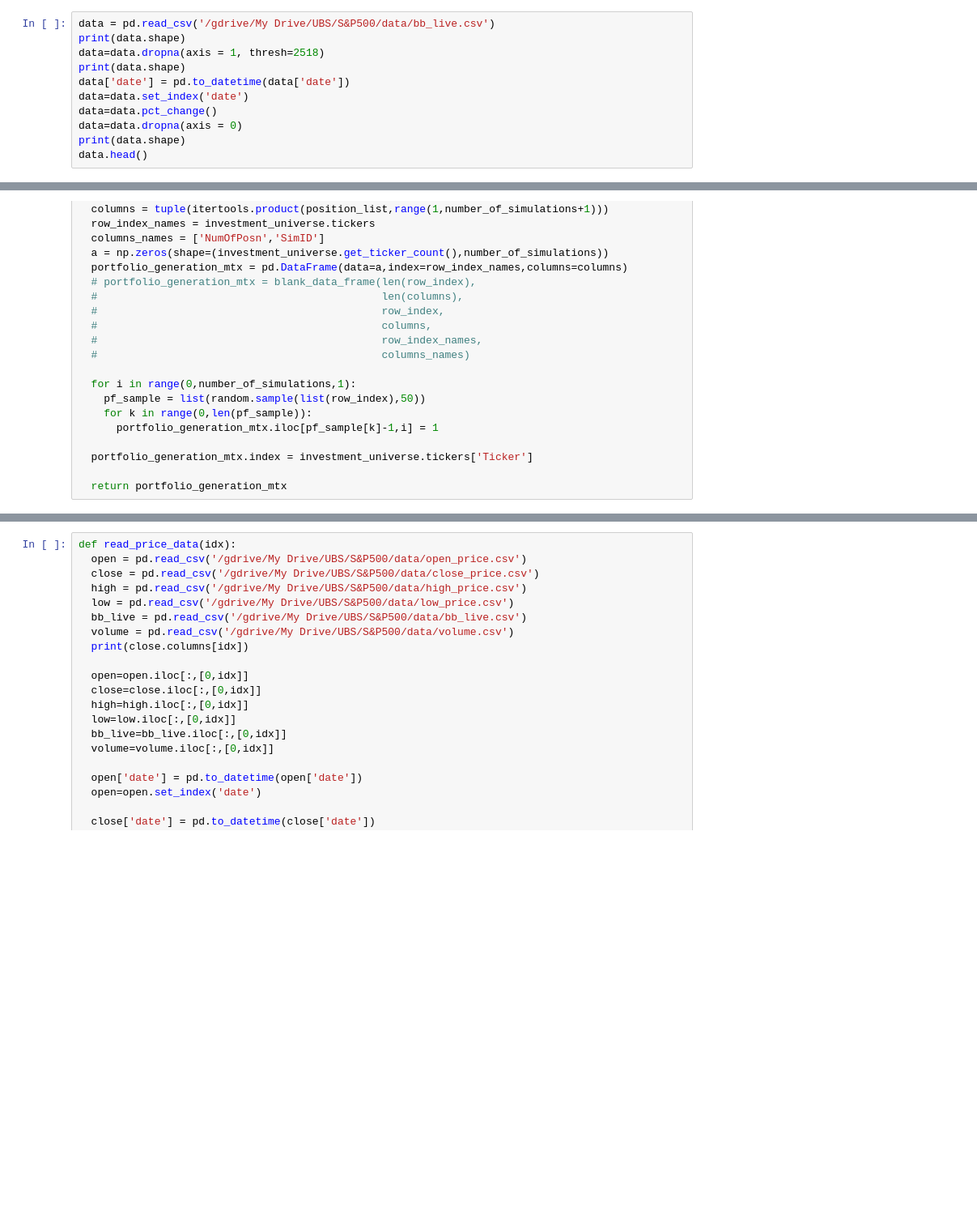
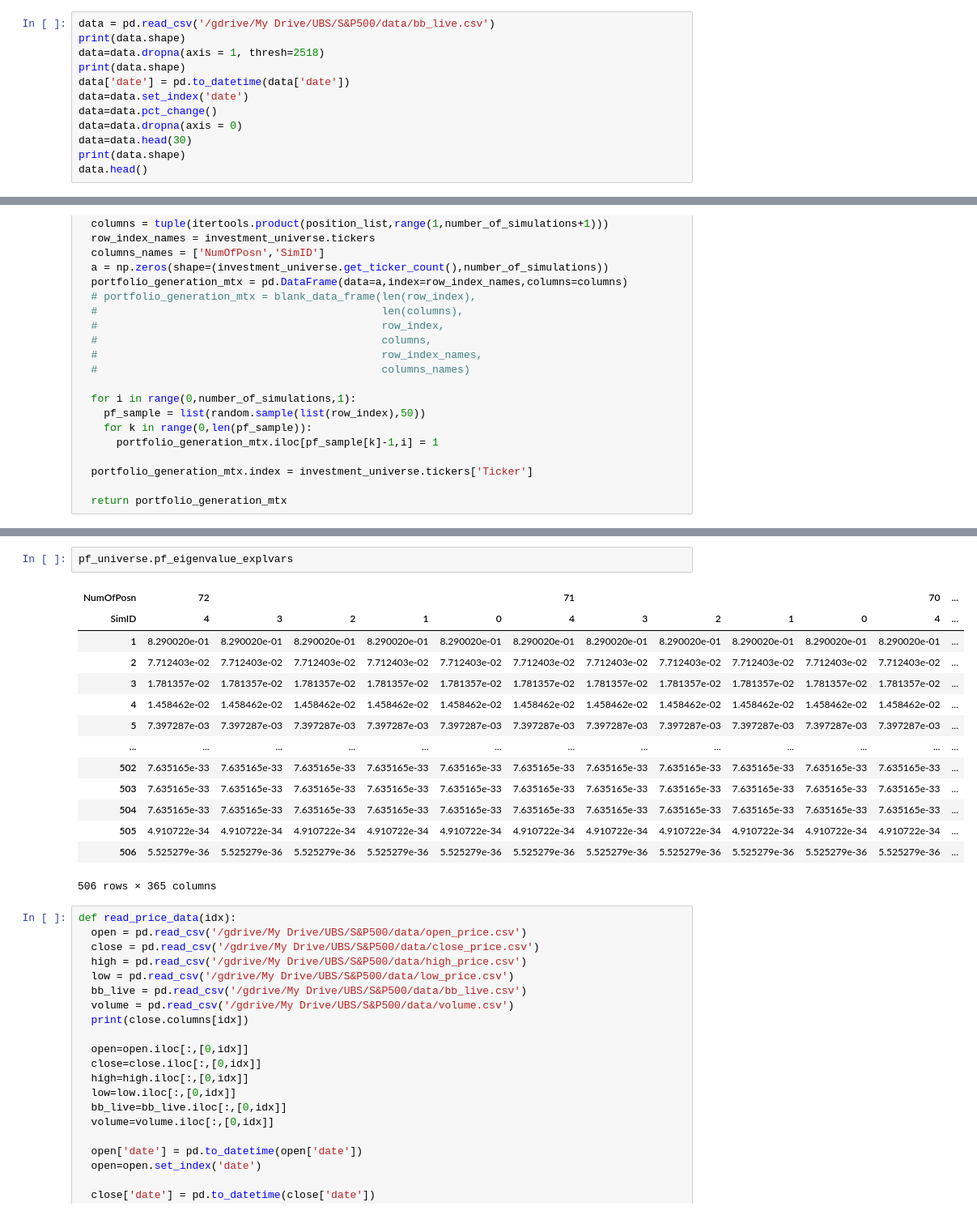
Before and after one commit to puneat/Algorithmic_Portfolio, a Jupyter notebook: Portfolio_Investment.ipynb, the cells around one changed output, grey strips where cells are left out. Shown: that part at 81% size. Cells and saved outputs as stored; diff of their text form; blank space fills up the shorter version.

```diff
--- a/Portfolio_Investment.ipynb
+++ b/Portfolio_Investment.ipynb
@@ -192,5 +138,6 @@ data['date'] = pd.to_datetime(data['date'])
 data=data.set_index('date')
 data=data.pct_change()
 data=data.dropna(axis = 0)
+data=data.head(30)
 print(data.shape)
 data.head()
@@ -314,3 +349,20 @@ pf_universe.returns.describe()
+# %%
+pf_universe.pf_eigenvalue_explvars
+# %% [output]
+| NumOfPosn | 72 |  |  |  |  | 71 |  |  |  |  | 70 | ... |
+| SimID | 4 | 3 | 2 | 1 | 0 | 4 | 3 | 2 | 1 | 0 | 4 | ... |
+| 1 | 8.290020e-01 | 8.290020e-01 | 8.290020e-01 | 8.290020e-01 | 8.290020e-01 | 8.290020e-01 | 8.290020e-01 | 8.290020e-01 | 8.290020e-01 | 8.290020e-01 | 8.290020e-01 | ... |
+| 2 | 7.712403e-02 | 7.712403e-02 | 7.712403e-02 | 7.712403e-02 | 7.712403e-02 | 7.712403e-02 | 7.712403e-02 | 7.712403e-02 | 7.712403e-02 | 7.712403e-02 | 7.712403e-02 | ... |
+| 3 | 1.781357e-02 | 1.781357e-02 | 1.781357e-02 | 1.781357e-02 | 1.781357e-02 | 1.781357e-02 | 1.781357e-02 | 1.781357e-02 | 1.781357e-02 | 1.781357e-02 | 1.781357e-02 | ... |
+| 4 | 1.458462e-02 | 1.458462e-02 | 1.458462e-02 | 1.458462e-02 | 1.458462e-02 | 1.458462e-02 | 1.458462e-02 | 1.458462e-02 | 1.458462e-02 | 1.458462e-02 | 1.458462e-02 | ... |
+| 5 | 7.397287e-03 | 7.397287e-03 | 7.397287e-03 | 7.397287e-03 | 7.397287e-03 | 7.397287e-03 | 7.397287e-03 | 7.397287e-03 | 7.397287e-03 | 7.397287e-03 | 7.397287e-03 | ... |
+| ... | ... | ... | ... | ... | ... | ... | ... | ... | ... | ... | ... | ... |
+| 502 | 7.635165e-33 | 7.635165e-33 | 7.635165e-33 | 7.635165e-33 | 7.635165e-33 | 7.635165e-33 | 7.635165e-33 | 7.635165e-33 | 7.635165e-33 | 7.635165e-33 | 7.635165e-33 | ... |
+| 503 | 7.635165e-33 | 7.635165e-33 | 7.635165e-33 | 7.635165e-33 | 7.635165e-33 | 7.635165e-33 | 7.635165e-33 | 7.635165e-33 | 7.635165e-33 | 7.635165e-33 | 7.635165e-33 | ... |
+| 504 | 7.635165e-33 | 7.635165e-33 | 7.635165e-33 | 7.635165e-33 | 7.635165e-33 | 7.635165e-33 | 7.635165e-33 | 7.635165e-33 | 7.635165e-33 | 7.635165e-33 | 7.635165e-33 | ... |
+| 505 | 4.910722e-34 | 4.910722e-34 | 4.910722e-34 | 4.910722e-34 | 4.910722e-34 | 4.910722e-34 | 4.910722e-34 | 4.910722e-34 | 4.910722e-34 | 4.910722e-34 | 4.910722e-34 | ... |
+| 506 | 5.525279e-36 | 5.525279e-36 | 5.525279e-36 | 5.525279e-36 | 5.525279e-36 | 5.525279e-36 | 5.525279e-36 | 5.525279e-36 | 5.525279e-36 | 5.525279e-36 | 5.525279e-36 | ... |
+506 rows × 365 columns
 # %%
 def read_price_data(idx):
   open = pd.read_csv('/gdrive/My Drive/UBS/S&P500/data/open_price.csv')
```
Also changed, not shown: parts of 17 cells of this notebook.
